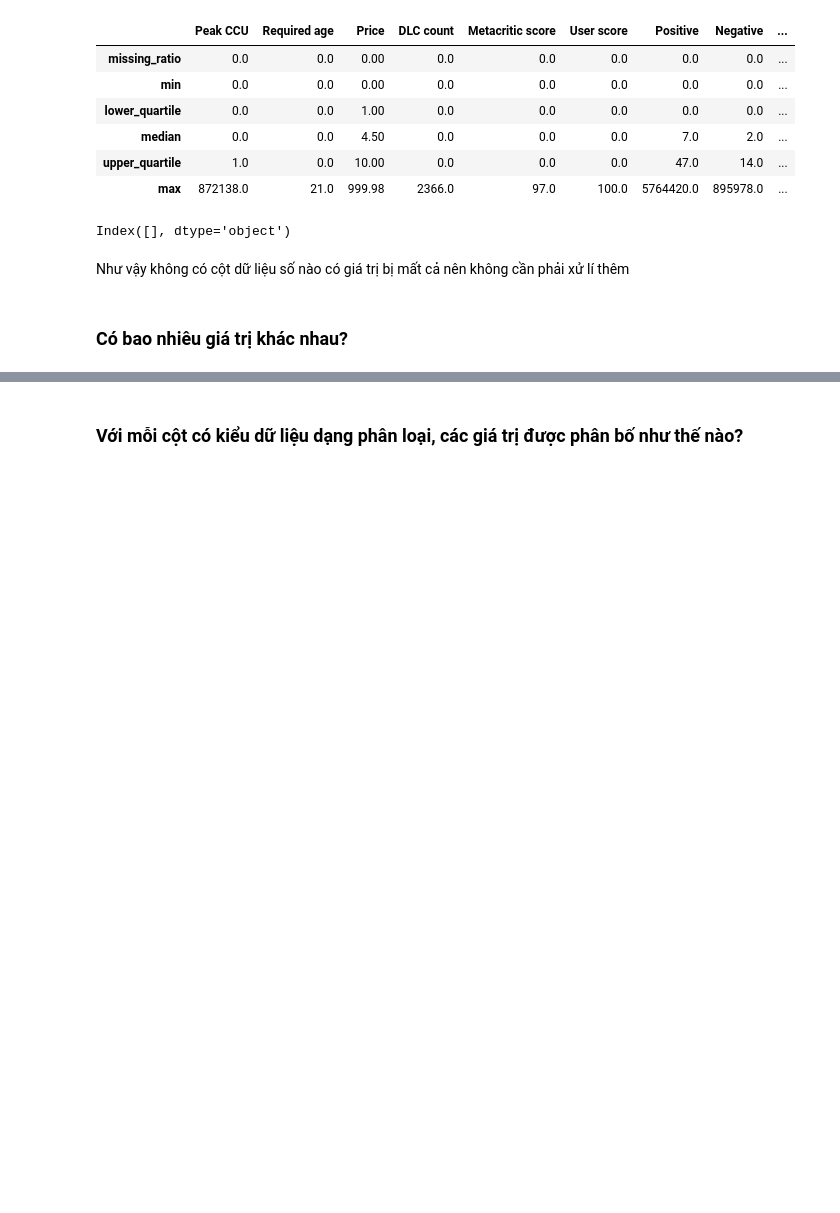
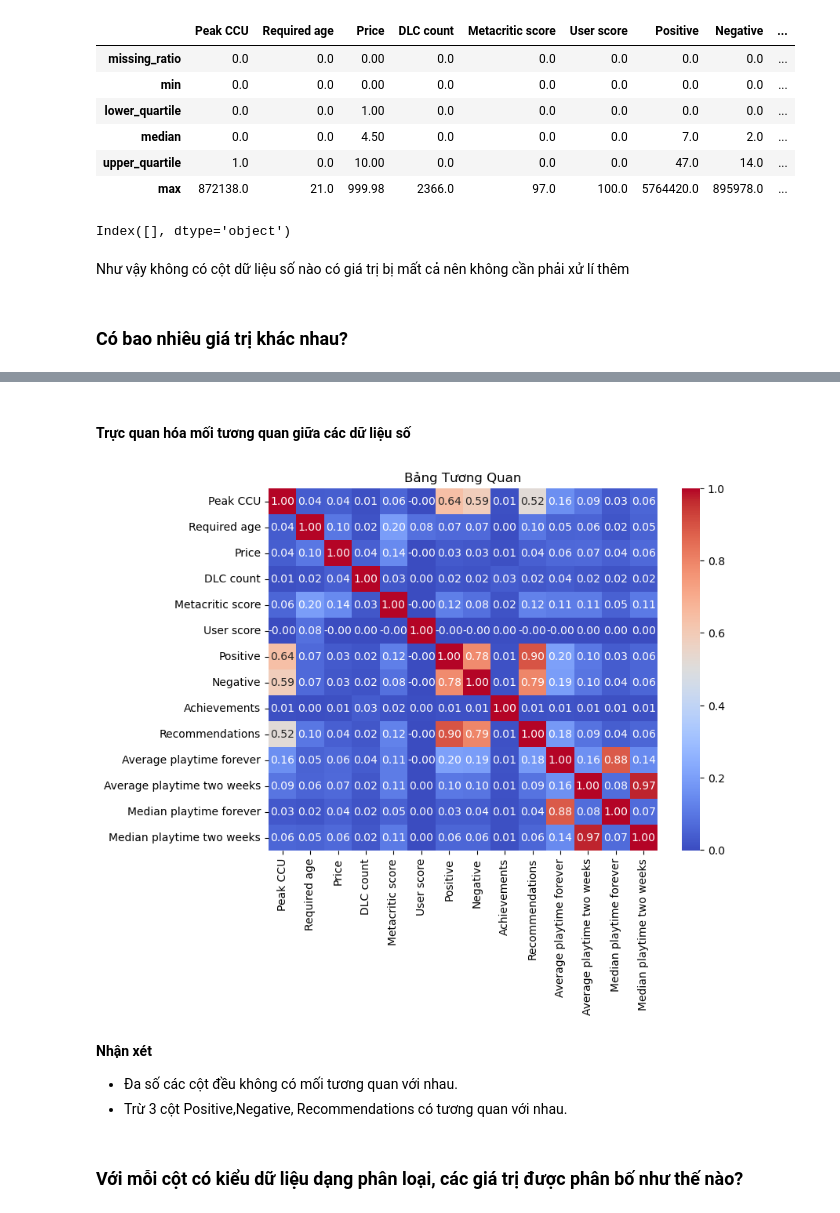
Before and after one commit to NamPhuonn/Final_project_data_science, a Jupyter notebook: final_project.ipynb, the cells around one changed output, grey strips where cells are left out. Drawn from its saved outputs; the diff is of its cells as text; code cells hidden in the pictures; blank space fills up the shorter version.

```diff
--- a/final_project.ipynb
+++ b/final_project.ipynb
@@ -262,6 +262,23 @@ num_profile
 |  | Peak CCU | Required age | Price | DLC count | Metacritic score | User score | Positive | Negative | ... |
 | num_values | 1435 | 19 | 574 | 95 | 73 | 33 | 4531 | 2302 | ... |
 | value_ratios | {0: 61189, 1: 6984, 2: 2800, 3: 1... | {0: 81930, 17: 915, 18: 329, 13: ... | {0.0: 16108, 4.99: 7691, 9.99: 71... | {0: 71798, 1: 7540, 2: 1871, 3: 7... | {0: 79650, 80: 190, 76: 171, 77: ... | {0: 83516, 100: 5, 80: 2, 84: 2, ... | {0: 22179, 1: 5192, 2: 3900, 3: 3... | {0: 32574, 1: 7928, 2: 4831, 3: 3... | ... |
+# %% [markdown]
+#### Trực quan hóa mối tương quan giữa các dữ liệu số
+# %%
+# Tính toán ma trận tương quan
+correlation_matrix = num_df.corr()
+
+# Trực quan hóa bảng tương quan bằng seaborn
+plt.figure(figsize=(8, 6))
+sns.heatmap(correlation_matrix, annot=True, cmap='coolwarm', fmt=".2f")
+plt.title('Bảng Tương Quan')
+plt.show()
+# %% [output]
+[figure, added]
+# %% [markdown]
+**Nhận xét**
+- Đa số các cột đều không có mối tương quan với nhau.
+- Trừ 3 cột Positive,Negative, Recommendations có tương quan với nhau.
 # %% [markdown]
 ### Với mỗi cột có kiểu dữ liệu dạng phân loại, các giá trị được phân bố như thế nào?
 # %%
```
Also changed, not shown: parts of 4 cells of this notebook.
